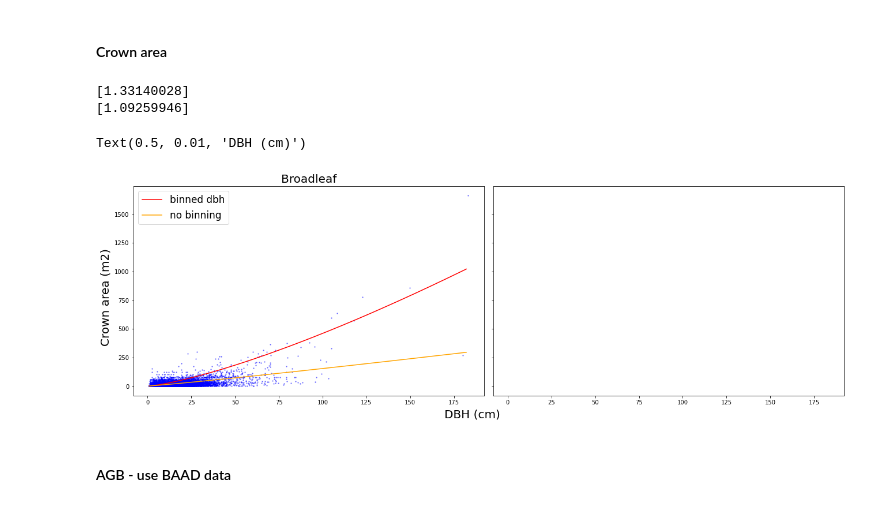
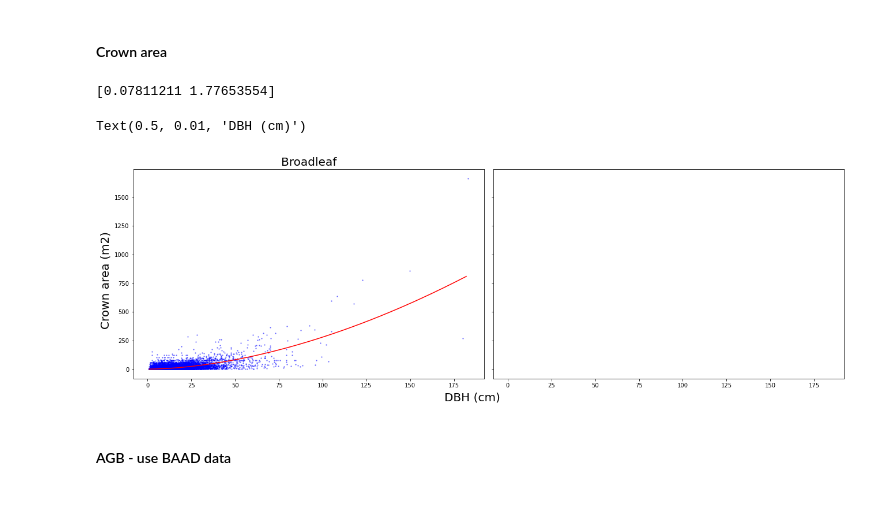
Before and after one commit to JessicaNeedham/FATES-plotting-scripts, a Jupyter notebook: FATES-MRV-allometry.ipynb, the cells around one changed output. Drawn from its saved outputs; the diff is of its cells as text; code cells hidden in the pictures.

Commit message:
update crown area alloms

```diff
--- a/FATES-MRV-allometry.ipynb
+++ b/FATES-MRV-allometry.ipynb
@@ -78,8 +95,8 @@ print(height_ps_pop)
 # %% [output]
 [30.84653668  1.10525761 18.05775934]
 # %%
-def d2ca (d, p1) :
-    ca = d ** p1
+def d2ca (d, p1, p2) :
+    ca = p1 * d ** p2
     return ca
 # %%
 pop_ca = populus.dropna(subset=['crown_area','dbh'])
@@ -209,6 +228,8 @@ See the caveats in the documentation: https://pandas.pydata.org/pandas-docs/stab
 # %% [markdown]
 #### Fit height
 # %%
+initial_guess = [58.0, 0.73, 21.8]
+
 titles = ['Broadleaf deciduous', 'Needleleaf evergreen']
 
 fig, axs = plt.subplots(nrows=1, ncols=2, figsize=(18,6), sharex=True, sharey=True, constrained_layout=True)
@@ -566,58 +563,35 @@ Text(0.5, 0.01, 'DBH (cm)')
 # %%
 fig, axs = plt.subplots(nrows=1, ncols=2, figsize=(18,6), sharex=True, sharey=True, constrained_layout=True)
 
 for i  in range(0,1):
     if i == 0:
         df =  df_tallo_mx[df_tallo_mx['PFT_tallo'] == 'broadleaf']
     elif i == 1:
         df =  df_tallo_mx[df_tallo_mx['PFT_tallo'] == 'needleleaf']
 
 
     df =  df.dropna(subset=['crown_area', 'dbh'])
     # remove outliers
     df = df[df['crown_radius_outlier'] == 'N']
     dbh_df = np.arange(1,df['dbh'].max(),1)
 
-    # now bin by dbh and  find quartiles
-    num_bins = 7
-    bin_edges = np.linspace(df['dbh'].min(), df['dbh'].max(), num_bins + 1)
-    df['dbh_bin'] = pd.cut(df['dbh'], bins=bin_edges)
-    quantiles = [0.25, 0.5, 0.75]
-    pseudo_ca = df.groupby('dbh_bin')['crown_area'].quantile(quantiles).unstack().reset_index()
-    # Calculate the midpoints of the bins
-    midpoints = (bin_edges[1:] + bin_edges[:-1]) / 2
-    pseudo_ca['dbh_bin'] = midpoints
-    df_new = pd.DataFrame(pseudo_ca)
-    # Stack the columns into a single column, retaining 'ID' as the identifier
-    stacked_df = pd.melt(df_new, id_vars=['dbh_bin'], var_name='Variable', value_name='Value')
-
-    pseudo_ca_ps_df, pseudo_ca_cov_df = curve_fit(f=d2ca, xdata=np.array(stacked_df['dbh_bin']),
-                                                   ydata=np.array(stacked_df['Value']), p0=1.3)
-
-    print(pseudo_ca_ps_df)
-
-    pseudo_df_curve = [d2ca(d, pseudo_ca_ps_df[0])  for  d  in dbh_df]
-
     axs[i].scatter(df.dbh, df.crown_area, c='blue', s=2, alpha = 0.4)
-    axs[i].plot(dbh_df, pseudo_df_curve, color='red', label = 'binned dbh')
     axs[i].set_title(titles[i], fontsize=20)
 
     ca_ps_df, ca_cov_df = curve_fit(f=d2ca, xdata=np.array(df['dbh']), ydata=np.array(df['crown_area']),
-                                               p0=1.3)
+                                               p0=[0.07, 1.3])
 
     print(ca_ps_df)
 
-    df_curve = [d2ca(d, ca_ps_df[0])  for  d  in dbh_df]
-    axs[i].plot(dbh_df, df_curve, color='orange', label = 'no binning')
+    df_curve = [d2ca(d, ca_ps_df[0], ca_ps_df[1])  for  d  in dbh_df]
+    axs[i].plot(dbh_df, df_curve, color='red')
 
-axs[i].legend(fontsize=17)
 fig.supylabel('Crown area (m2)', fontsize=20)
 fig.supxlabel('DBH (cm)', fontsize=20)
 # %% [output]
-[1.33140028]
-[1.09259946]
+[0.07811211 1.77653554]
 Text(0.5, 0.01, 'DBH (cm)')
-[figure, old version]
+[figure, new version]
 # %% [markdown]
 #### AGB - use BAAD data
 # %%
```
Also changed, not shown: parts of 4 cells of this notebook.
